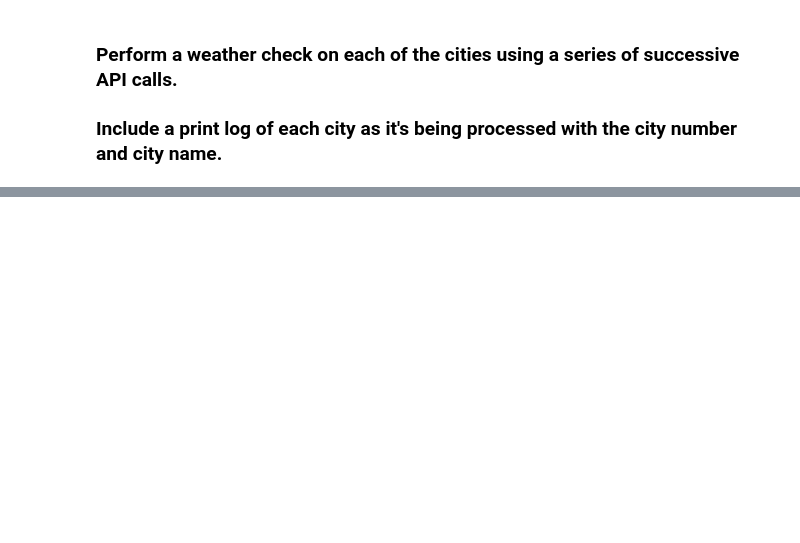
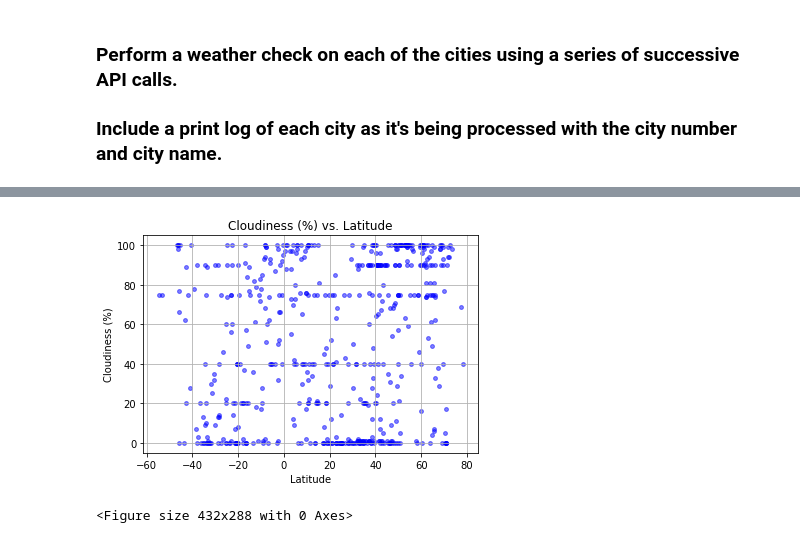
Before and after one commit to eliot1335/python-api-challenge, a Jupyter notebook: WeatherPy/WeatherPy.ipynb, the cells around one changed output, grey strips where cells are left out. Drawn from its saved outputs; the diff is of its cells as text; code cells hidden in the pictures; blank space fills up the shorter version.

```diff
--- a/WeatherPy/WeatherPy.ipynb
+++ b/WeatherPy/WeatherPy.ipynb
@@ -116,0 +168,13 @@ City not available, skipping
+# %%
+# Scatter Plot: Cloudiness (%) vs. Latitude
+plt.scatter(weather_df["Latitude"], weather_df["Cloudiness"], marker= "o", color= "b", alpha= 0.5, s= 15)
+plt.title("Cloudiness (%) vs. Latitude")
+plt.ylabel("Cloudiness (%)")
+plt.xlabel("Latitude")
+plt.grid(True)
+
+plt.show()
+plt.tight_layout()
+# %% [output]
+[figure, added]
+<Figure size 432x288 with 0 Axes>
```
Also changed, not shown: parts of 6 cells of this notebook.
